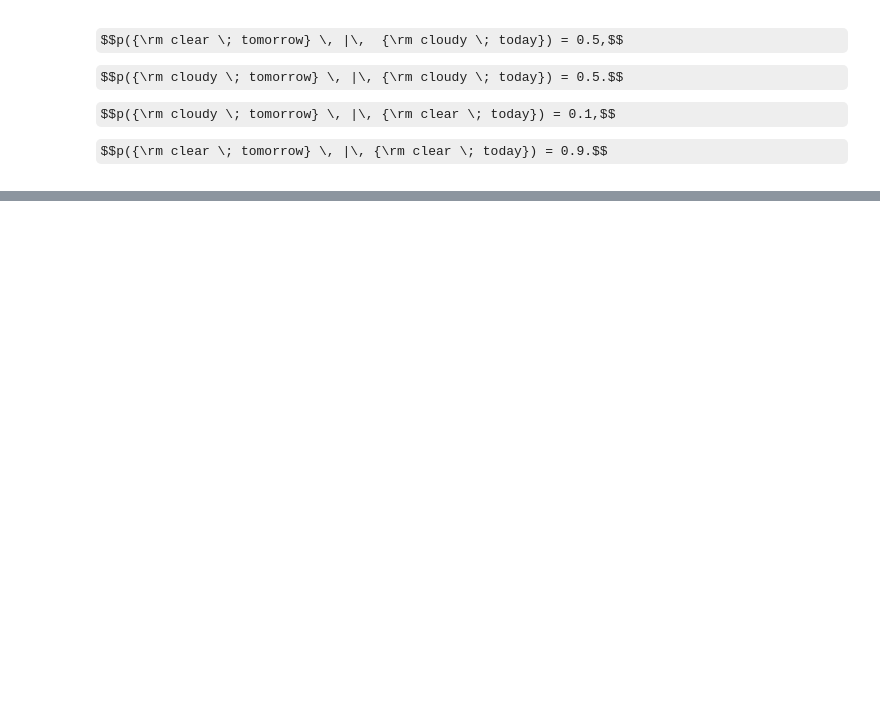
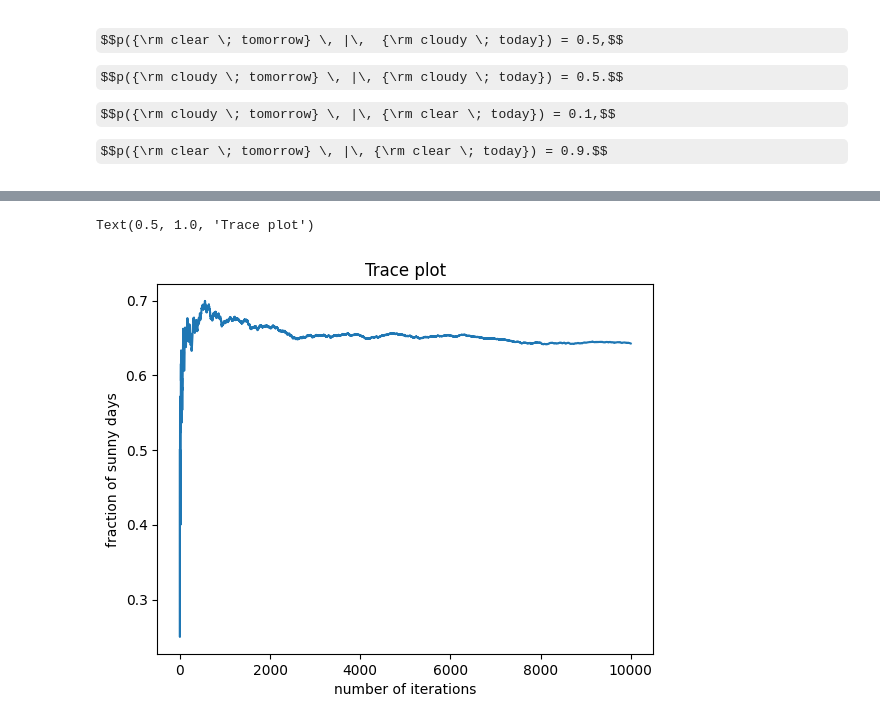
Before and after one commit to malvibellotti/astrostatistics_bicocca_2024, a Jupyter notebook: working/lecture_10_telescope_observation.ipynb, the cells around one changed output, grey strips where cells are left out. Drawn from its saved outputs; the diff is of its cells as text; code cells hidden in the pictures; some formulas as TeX source; blank space fills up the shorter version.

```diff
--- a/working/lecture_10_telescope_observation.ipynb
+++ b/working/lecture_10_telescope_observation.ipynb
@@ -83,7 +84,7 @@ $$p({\rm cloudy \; tomorrow} \, |\, {\rm clear \; today}) = 0.1,$$
 $$p({\rm clear \; tomorrow} \, |\, {\rm clear \; today}) = 0.9.$$
 # %%
 def weather_forecast (weather):
-    if (weather_current == sunny):
+    if (weather == sunny):
         p_cloudy = 0.1
         p_sunny = 0.9
     else :
@@ -91,9 +92,10 @@ def weather_forecast (weather):
         p_sunny = 0.5
     return p_sunny
 
-
+'''
 def probability (weather):
     prob = random.uniform(0, 1, 1)
 
     if (prob < weather_forecast(weather)):
         chain.append
+'''
@@ -100,25 +104,23 @@ def probability (weather):
 # %%
 weather_current = sunny
-
-for i in N:
-    proposal = np.random.choice([0,1])
+posterior = [weather_current]
+fraction_sunny = []
+for i in range(N):
+    weather_proposal = np.random.choice([0,1])
 
 
     prob_current = weather_forecast(weather_current)
     prob_proposal = weather_forecast(weather_proposal)
 
 
-    p_accept = p_proposal / p_current
+    p_accept = prob_proposal / prob_current
 
 
     accept = np.random.rand() < p_accept
+    if accept:
+        weather_current = weather_proposal
 
-    if plot:
-        plot_proposal(mu_current, mu_proposal, mu_prior_mu,
-                      mu_prior_sd, data, accept, posterior, i)
 
-    if accept:
-        # Update position
-        mu_current = mu_proposal
+    posterior.append(weather_current)
 
-    posterior.append(mu_current)  #add again the same point
+    fraction_sunny.append(np.sum(posterior) / len(posterior))
@@ -124,0 +147,9 @@ for i in N:
+# %%
+x_grid = np.linspace(0, N, N)
+plt.plot(x_grid, fraction_sunny )
+plt.xlabel('number of iterations')
+plt.ylabel('fraction of sunny days')
+plt.title('Trace plot')
+# %% [output]
+Text(0.5, 1.0, 'Trace plot')
+[figure, added]
```
Also changed, not shown: parts of 4 cells of this notebook, 1 other file.
